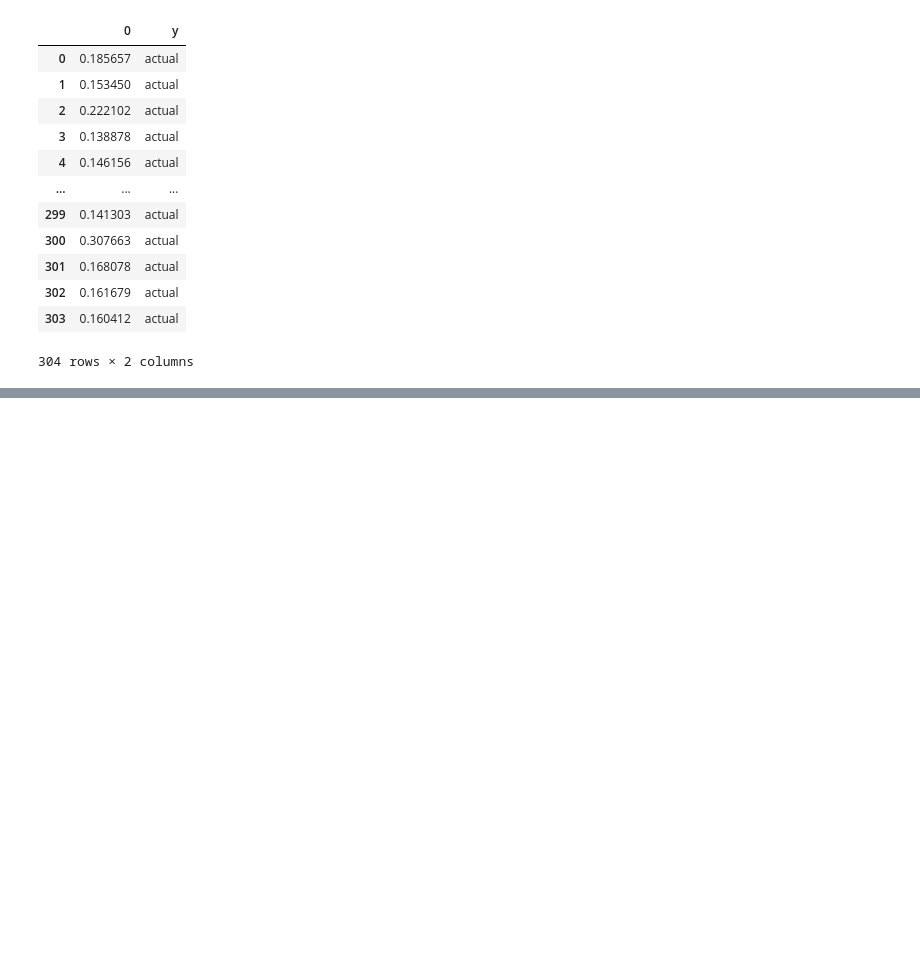
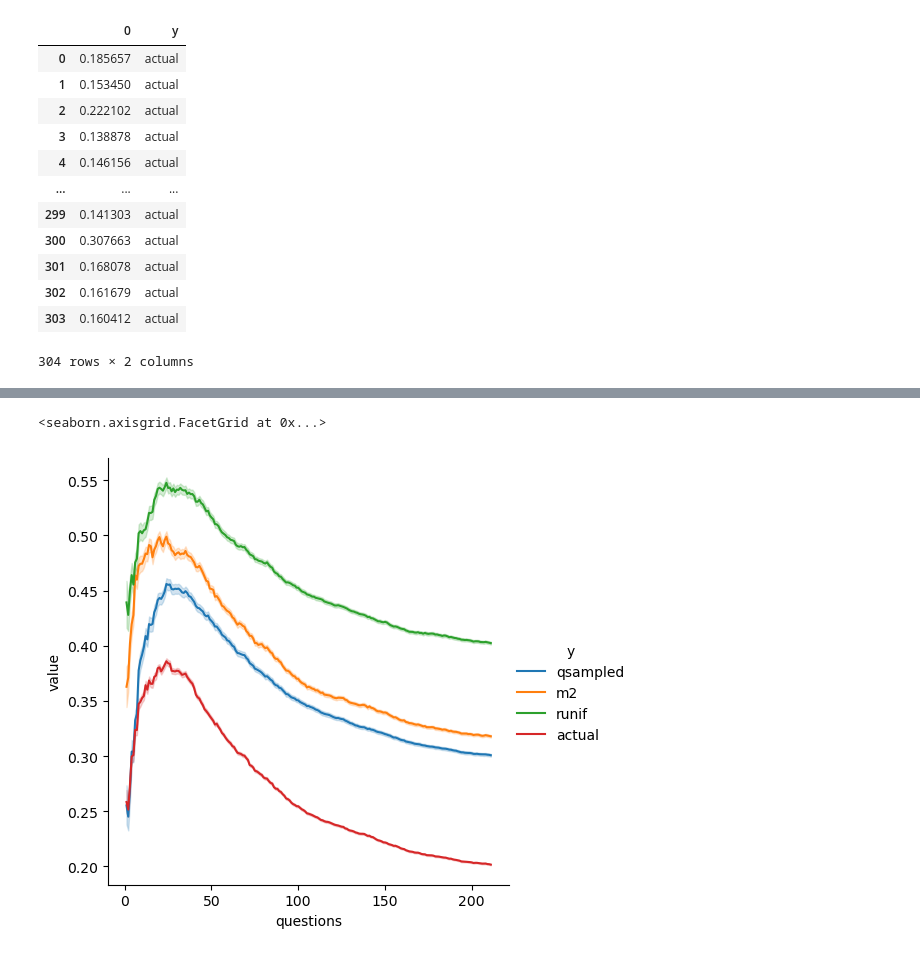
Before and after one commit to zeroknowledgediscovery/truthnet, a Jupyter notebook: notebooks/suspect-distributions.ipynb, the cells around one changed output, grey strips where cells are left out. Saved outputs shown, nothing was run; the diff lists cells and outputs as text; code cells hidden in the pictures; blank space fills up the shorter version.

Commit message:
fixing actual

```diff
--- a/notebooks/suspect-distributions.ipynb
+++ b/notebooks/suspect-distributions.ipynb
@@ -424,0 +427,5 @@ pd.DataFrame(
+# %%
+groups = ["qsampled", "actual"]
+
+questions_asked = 43
+data = _diss_dataset(diss, questions_asked, groups=groups)
@@ -424,0 +463,33 @@ pd.DataFrame(
+# %%
+dffp = pd.concat(
+    [
+        pd.concat(
+            [
+                pd.read_csv(
+                    f"disson_ptsd/csv/{i}/disson_qmra_ptsd_random_order_{i}-questions_asked_{questions_asked}.csv"
+                ).iloc[:, np.r_[:questions_asked]],
+                # .mean(axis=1, numeric_only=True),
+                pd.read_csv(
+                    f"disson_ptsd/csv/{i}/disson_qmra_ptsd_random_order_{i}-questions_asked_{questions_asked}.csv"
+                )["y"],
+            ],
+            axis=1,
+        )
+        # .groupby("y", as_index=False)
+        # .mean()
+        .assign(questions=str(questions_asked))
+        for questions_asked in range(1, 212)
+        for i in range(10)
+    ]
+)
+
+dffpm = (
+    pd.melt(dffp, id_vars=["y", "questions"])
+    .query("~value.isna()")
+    .assign(
+        questions=lambda x: x["questions"].astype(int),
+        variable=lambda x: x["variable"].astype(int),
+    )
+)
+
+dffpm
@@ -424,0 +510,5 @@ pd.DataFrame(
+# %%
+sns.relplot(dffpm, x="questions", y="value", hue="y", kind="line")
+# %% [output]
+<seaborn.axisgrid.FacetGrid at 0x...>
+[figure, added]
```
Also changed, not shown: parts of 11 cells of this notebook.
